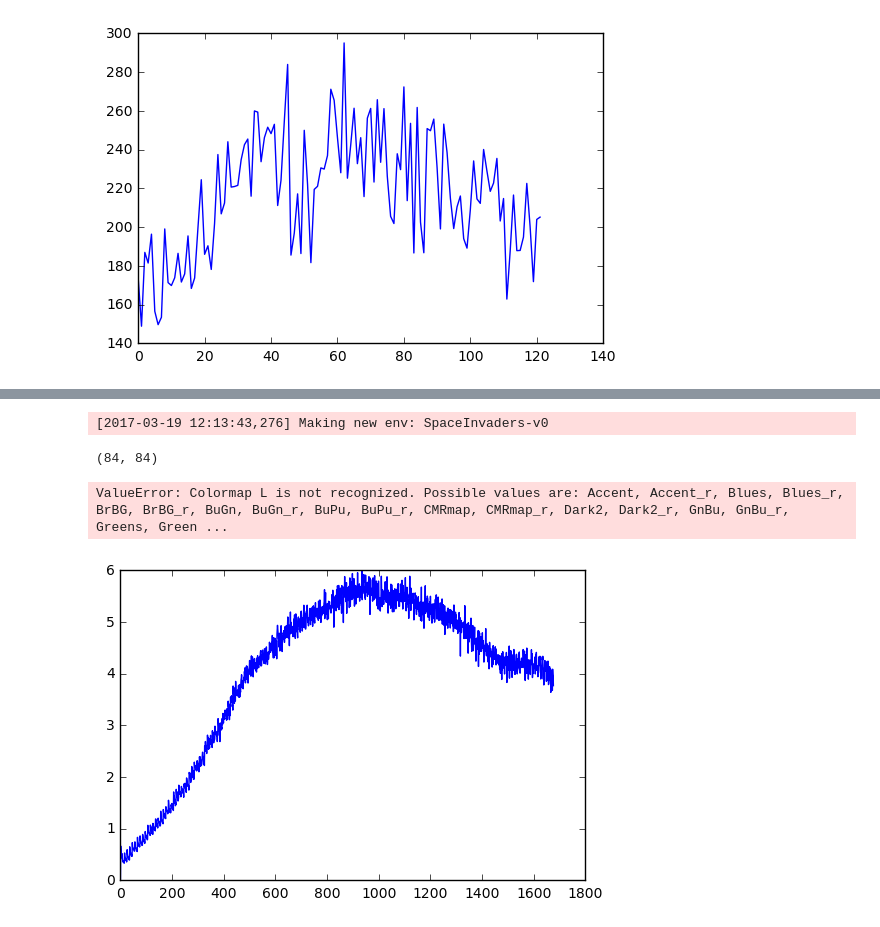
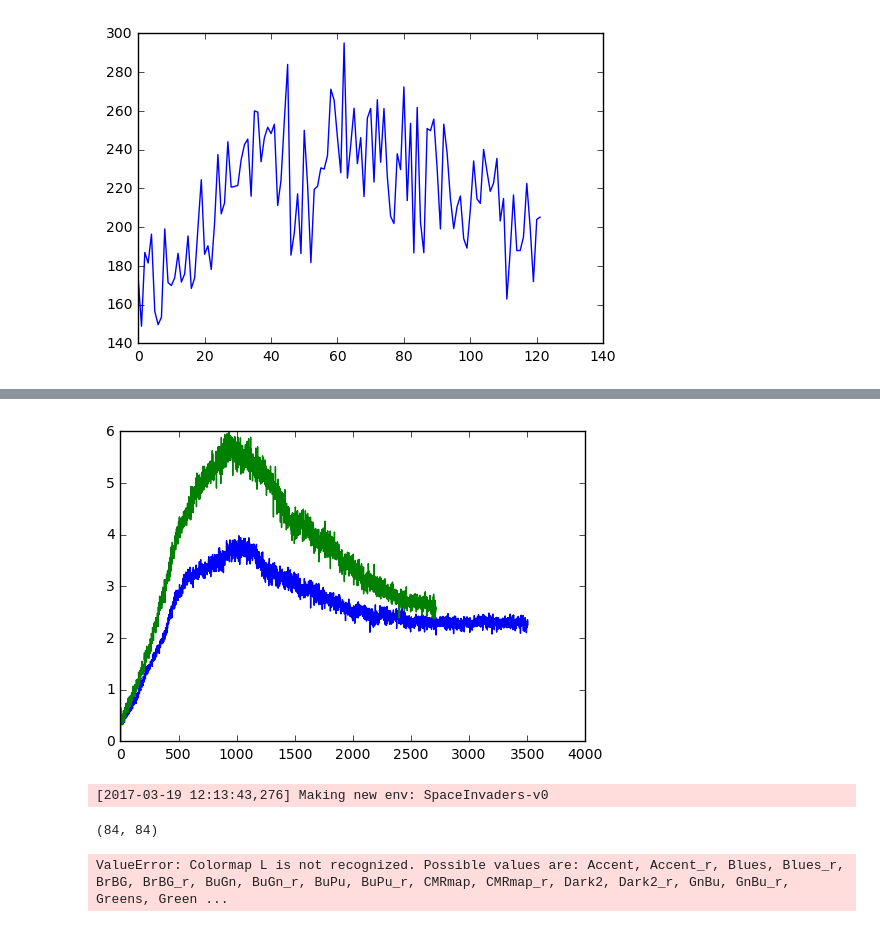
Before and after one commit to laiguokun/deep_rl, a Jupyter notebook: hw2/test.ipynb, the cells around one changed output, grey strips where cells are left out. Cells and saved outputs as stored; diff of their text form; code cells hidden in the pictures.

```diff
--- a/hw2/test.ipynb
+++ b/hw2/test.ipynb
@@ -38,3 +54,31 @@ plt.show()
+# %%
+reward = [];
+c = 0;
+cc = 0;
+for line in open('dueldqn_loss.txt'):
+    cc += float(line.strip());
+    c += 1.0;
+    #reward.append(line.strip());
+    if (c == 1):
+        reward.append(cc/c);
+        cc = 0;
+        c = 0;
+plt.plot(reward);
+c = 0;
+cc = 0;
+reward = [];
+for line in open('dqn_loss.txt'):
+    cc += float(line.strip());
+    c += 1.0;
+    #reward.append(line.strip());
+    if (c == 1):
+        reward.append(cc/c);
+        cc = 0;
+        c = 0;
+plt.plot(reward);
+plt.show()
+# %% [output]
+[figure, added]
 # %%
 import argparse
 import os
@@ -58,19 +102,3 @@ plt.show()
 [2017-03-19 12:13:43,276] Making new env: SpaceInvaders-v0
 (84, 84)
 ValueError: Colormap L is not recognized. Possible values are: Accent, Accent_r, Blues, Blues_r, BrBG, BrBG_r, BuGn, BuGn_r, BuPu, BuPu_r, CMRmap, CMRmap_r, Dark2, Dark2_r, GnBu, GnBu_r, Greens, Green ...
-# %%
-reward = [];
-c = 0;
-cc = 0;
-for line in open('dqn_loss.txt'):
-    cc += float(line.strip());
-    c += 1.0;
-    #reward.append(line.strip());
-    if (c == 1):
-        reward.append(cc/c);
-        cc = 0;
-        c = 0;
-plt.plot(reward);
-plt.show()
-# %% [output]
-[figure, removed]
```
Also changed, not shown: parts of 1 cell of this notebook, 10 other files.
